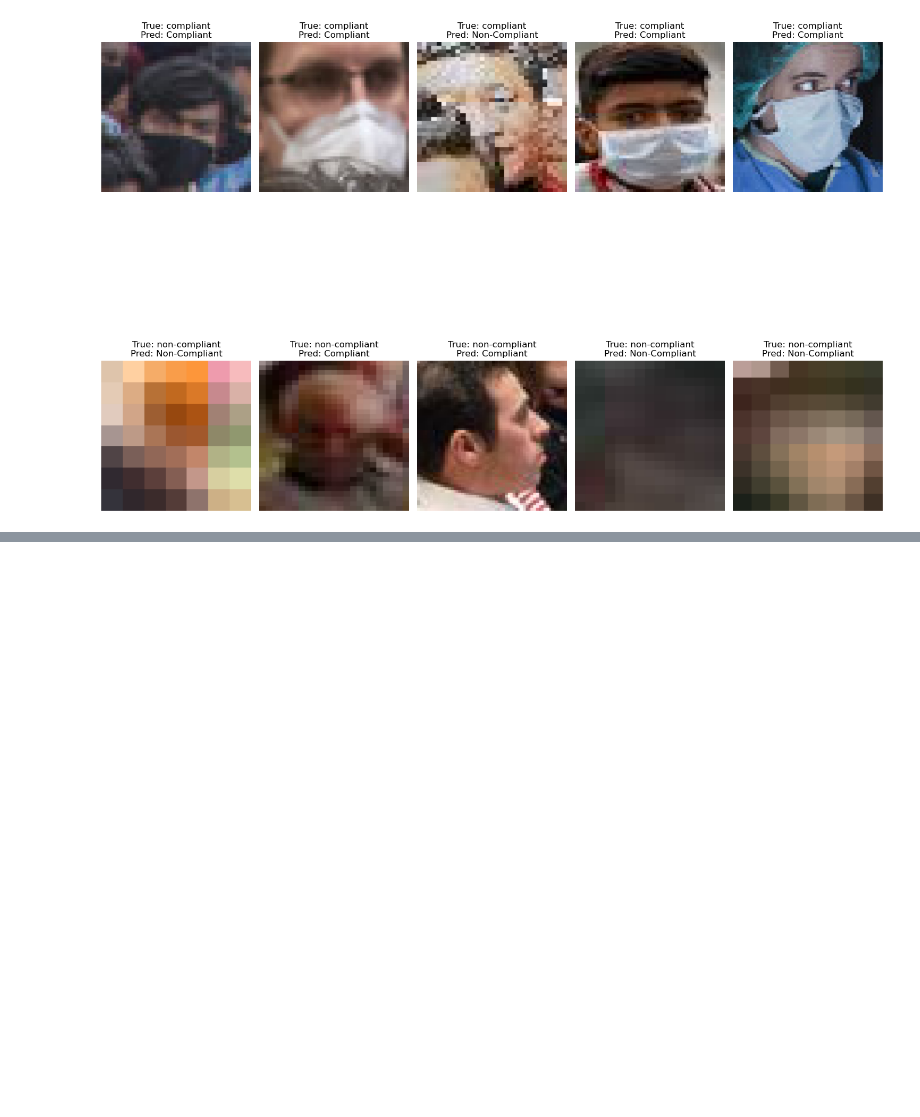
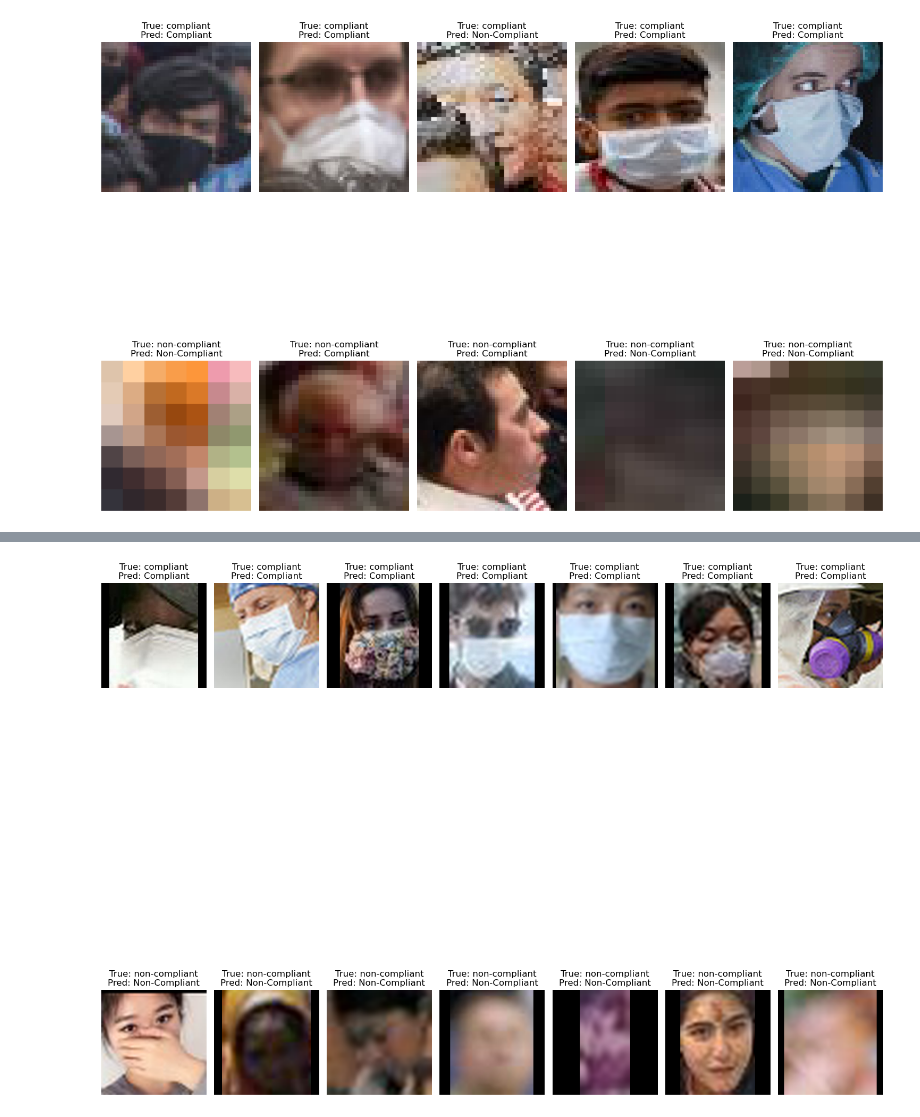
Before and after one commit to WacimN/SF-mask-detection, a Jupyter notebook: pierre/SF-Mask-Recognition.ipynb, the cells around one changed output, grey strips where cells are left out. Cells and saved outputs as stored; diff of their text form; code cells hidden in the pictures; blank space fills up the shorter version.

```diff
--- a/pierre/SF-Mask-Recognition.ipynb
+++ b/pierre/SF-Mask-Recognition.ipynb
@@ -386,0 +828,3 @@ test_model_on_random_images(model, test_dir, num_images=5, target_size=(160,160)
+# %%
+test_model_on_random_images(model, "SF-MASK-dataset-padded/test", num_images=7, target_size=(224, 224))
+# %% [output]
@@ -386,0 +845 @@ test_model_on_random_images(model, test_dir, num_images=5, target_size=(160,160)
+[figure, added]
```
Also changed, not shown: parts of 26 cells of this notebook, 2 other files.
